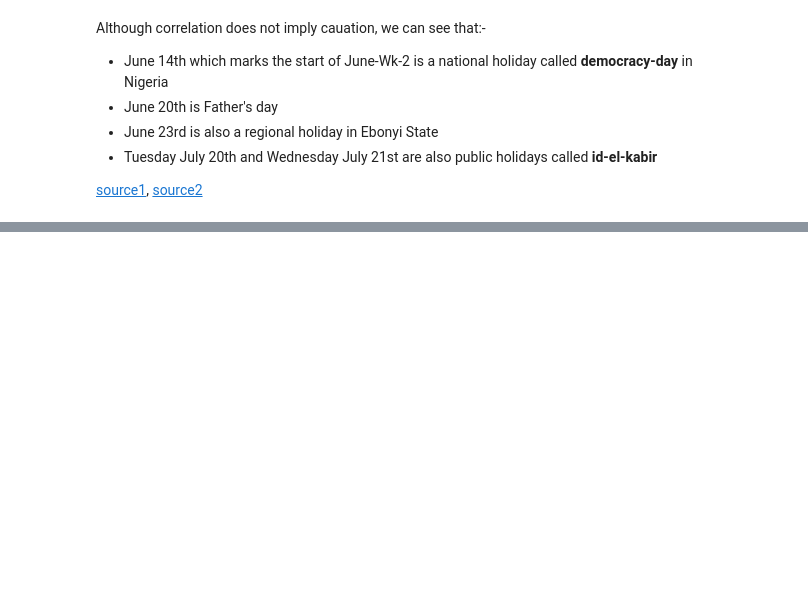
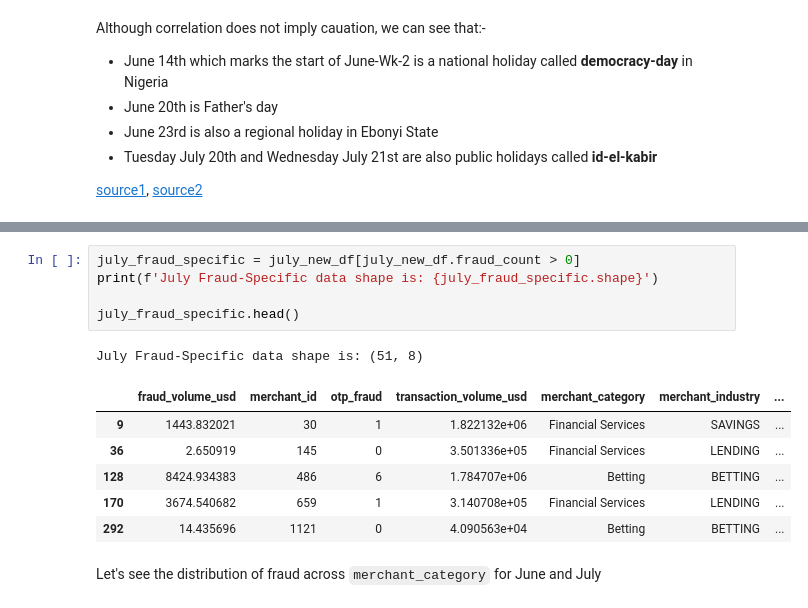
Before and after one commit to Lawrence-Krukrubo/fraud_analyst_assignment, a Jupyter notebook: fraud_analysis.ipynb, the cells around one changed output, grey strips where cells are left out. Drawn from its saved outputs; the diff is of its cells as text; blank space fills up the shorter version.

```diff
--- a/fraud_analysis.ipynb
+++ b/fraud_analysis.ipynb
@@ -798,0 +922,15 @@ Let's check the ratio of weekly fraud counts to transaction counts
+# %%
+july_fraud_specific = july_new_df[july_new_df.fraud_count > 0]
+print(f'July Fraud-Specific data shape is: {july_fraud_specific.shape}')
+
+july_fraud_specific.head()
+# %% [output]
+July Fraud-Specific data shape is: (51, 8)
+|  | fraud_volume_usd | merchant_id | otp_fraud | transaction_volume_usd | merchant_category | merchant_industry | ... |
+| 9 | 1443.832021 | 30 | 1 | 1.822132e+06 | Financial Services | SAVINGS | ... |
+| 36 | 2.650919 | 145 | 0 | 3.501336e+05 | Financial Services | LENDING | ... |
+| 128 | 8424.934383 | 486 | 6 | 1.784707e+06 | Betting | BETTING | ... |
+| 170 | 3674.540682 | 659 | 1 | 3.140708e+05 | Financial Services | LENDING | ... |
+| 292 | 14.435696 | 1121 | 0 | 4.090563e+04 | Betting | BETTING | ... |
+# %% [markdown]
+Let's see the distribution of fraud across `merchant_category` for June and July
```
Also changed, not shown: parts of 33 cells of this notebook.
